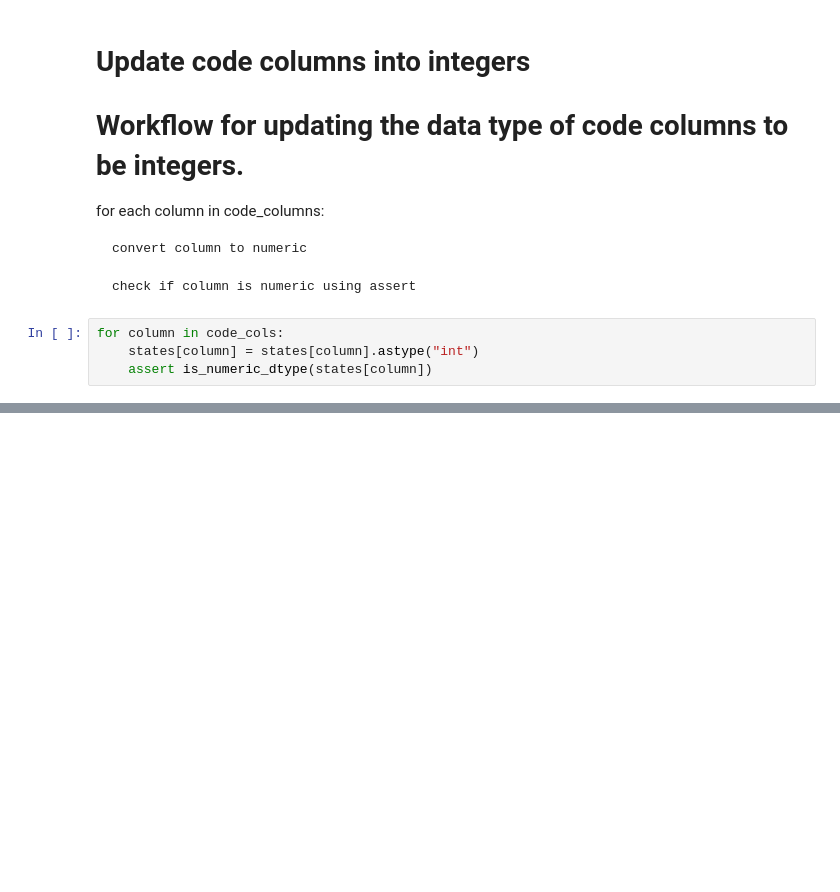
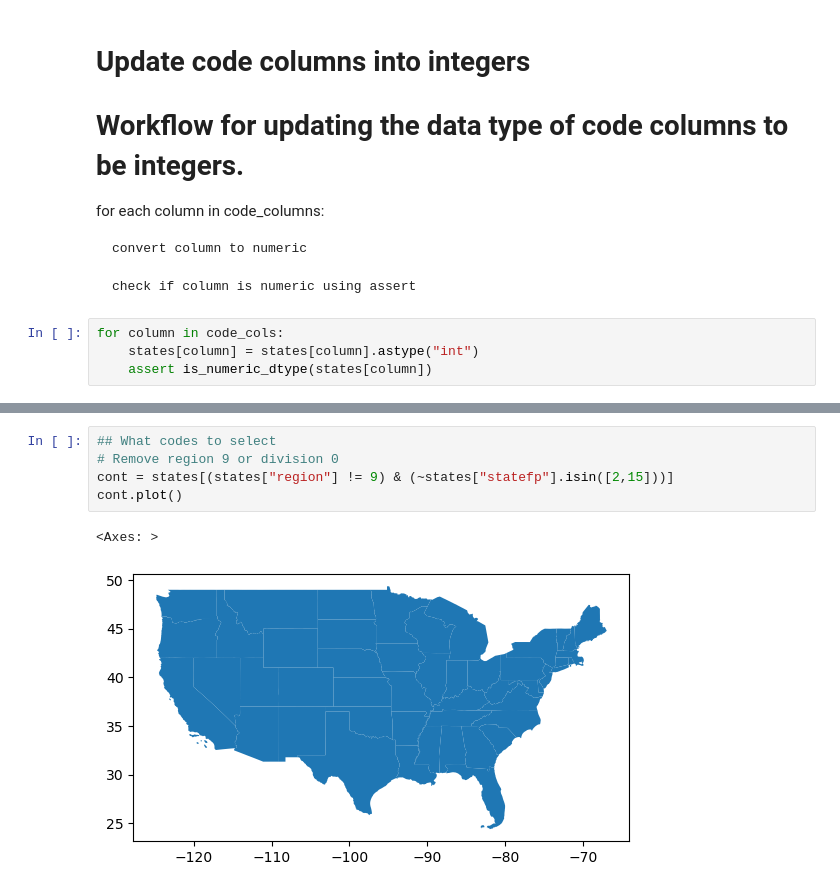
Before and after one commit to vedikaS-byte/eds-220-2025-in-class, a Jupyter notebook: week5-code-streamlining.ipynb, the cells around one changed output, grey strips where cells are left out. Saved outputs shown, nothing was run; the diff lists cells and outputs as text; blank space fills up the shorter version.

```diff
--- a/week5-code-streamlining.ipynb
+++ b/week5-code-streamlining.ipynb
@@ -141,0 +166,8 @@ for column in code_cols:
+# %%
+## What codes to select
+# Remove region 9 or division 0
+cont = states[(states["region"] != 9) & (~states["statefp"].isin([2,15]))]
+cont.plot()
+# %% [output]
+<Axes: >
+[figure, added]
```
Also changed, not shown: parts of 10 cells of this notebook.
